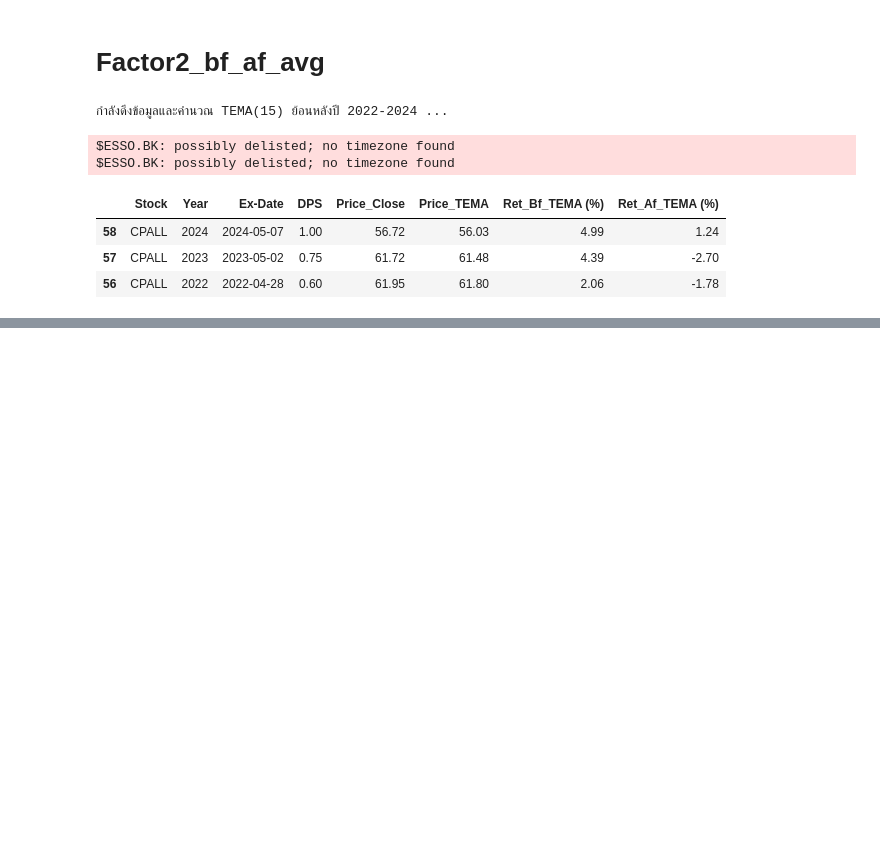
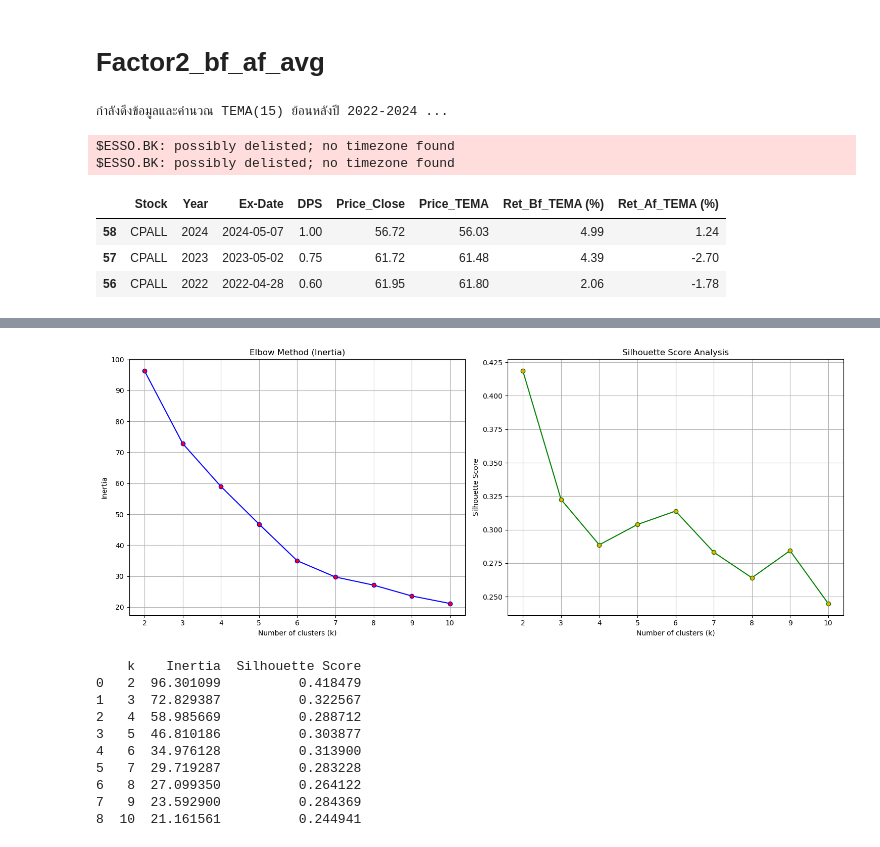
Before and after one commit to 4ommyx/stock_project, a Jupyter notebook: stock_rec.ipynb, the cells around one changed output, grey strips where cells are left out. Cells and saved outputs as stored; diff of their text form; code cells hidden in the pictures; blank space fills up the shorter version.

```diff
--- a/stock_rec.ipynb
+++ b/stock_rec.ipynb
@@ -448,0 +516,3 @@ $ESSO.BK: possibly delisted; no timezone found
+# %%
+df_agg = df_merged.groupby('Stock').aggregate({'DY (%)': 'mean', 'T-DTS': 'mean', 'Ret_Af_TEMA (%)': 'mean', 'Ret_Bf_TEMA (%)': 'mean'})
+df_agg
@@ -448,0 +538,74 @@ $ESSO.BK: possibly delisted; no timezone found
+# %%
+import pandas as pd
+import matplotlib.pyplot as plt
+from sklearn.cluster import KMeans
+from sklearn.preprocessing import StandardScaler
+from sklearn.metrics import silhouette_score
+
+# 1. เตรียมข้อมูล (Clean & Scale)
+# ลบแถวที่มี NaN (ถ้ามี) เพื่อไม่ให้ error
+df_clustering = df_agg.dropna().copy()
+
+# กำหนด Features ที่จะใช้
+features = ['T-DTS', 'Ret_Af_TEMA (%)', 'Ret_Bf_TEMA (%)']
+X = df_clustering[features]
+
+# Standardize ข้อมูล (ปรับสเกลให้ mean=0, std=1)
+scaler = StandardScaler()
+X_scaled = scaler.fit_transform(X)
+
+# 2. คำนวณ Inertia และ Silhouette Score สำหรับ k ต่างๆ
+inertia_values = []
+silhouette_scores = []
+k_range = range(2, 11)  # ลองแบ่งกลุ่มตั้งแต่ 2 ถึง 10 กลุ่ม
+
+for k in k_range:
+    kmeans = KMeans(n_clusters=k, random_state=42, n_init=10)
+    kmeans.fit(X_scaled)
+
+    # เก็บค่า Inertia (Sum of squared distances of samples to their closest cluster center)
+    inertia_values.append(kmeans.inertia_)
+
+    # เก็บค่า Silhouette Score
+    score = silhouette_score(X_scaled, kmeans.labels_)
+    silhouette_scores.append(score)
+
+# 3. พล็อตกราฟแสดงผล
+fig, (ax1, ax2) = plt.subplots(1, 2, figsize=(15, 6))
+
+# กราฟ Elbow Method (Inertia)
+ax1.plot(k_range, inertia_values, 'bo-', markerfacecolor='red')
+ax1.set_title('Elbow Method (Inertia)')
+ax1.set_xlabel('Number of clusters (k)')
+ax1.set_ylabel('Inertia')
+ax1.grid(True)
+
+# กราฟ Silhouette Score
+ax2.plot(k_range, silhouette_scores, 'go-', markerfacecolor='orange')
+ax2.set_title('Silhouette Score Analysis')
+ax2.set_xlabel('Number of clusters (k)')
+ax2.set_ylabel('Silhouette Score')
+ax2.grid(True)
+
+plt.tight_layout()
+plt.show()
+
+# แสดงค่า Score แบบตารางเพื่อให้ดูง่าย
+df_scores = pd.DataFrame({
+    'k': k_range,
+    'Inertia': inertia_values,
+    'Silhouette Score': silhouette_scores
+})
+print(df_scores)
+# %% [output]
+[figure, added]
+    k    Inertia  Silhouette Score
+0   2  96.301099          0.418479
+1   3  72.829387          0.322567
+2   4  58.985669          0.288712
+3   5  46.810186          0.303877
+4   6  34.976128          0.313900
+5   7  29.719287          0.283228
+6   8  27.099350          0.264122
+7   9  23.592900          0.284369
+8  10  21.161561          0.244941
```
Also changed, not shown: parts of 13 cells of this notebook, 3 other files.
